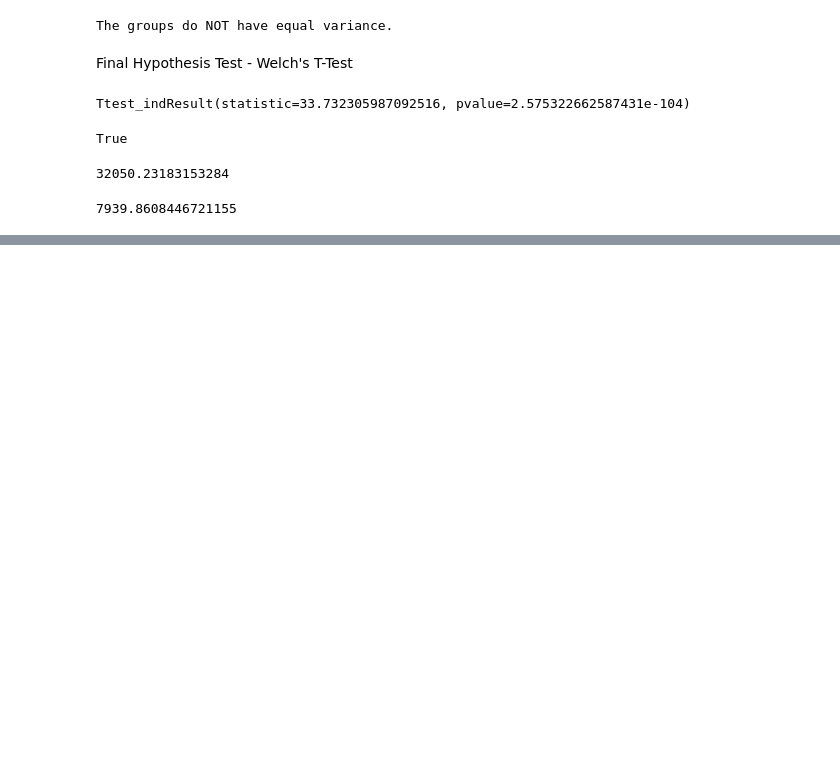
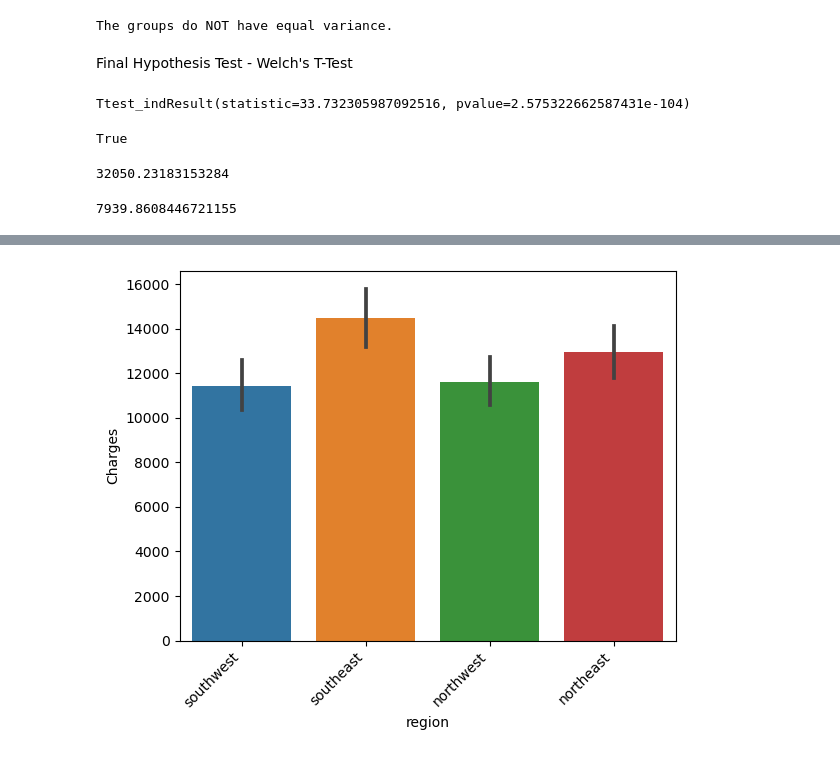
Before and after one commit to evelynmmartinez/Hypothesis-Testing-with-Insurance-Data, a Jupyter notebook: Hypothesis testing (Core).ipynb, the cells around one changed output, grey strips where cells are left out. Drawn from its saved outputs; the diff is of its cells as text; code cells hidden in the pictures; blank space fills up the shorter version.

```diff
--- a/Hypothesis testing (Core).ipynb
+++ b/Hypothesis testing (Core).ipynb
@@ -250,0 +418,9 @@ Q3. Do different regions have different charges, on average?
+# %%
+## Create a dictionary with each group as key and funded_amount as values
+groups ={}
+
+for region in df['region'].unique():
+    temp = df.loc[df['region']== region, 'charges']
+    groups[region] = temp
+
+groups.keys()
@@ -250,0 +439,13 @@ Q3. Do different regions have different charges, on average?
+# %%
+## Loop through groups dict
+for region, data in groups.items():
+
+    ## determine if there are any outliers
+    outliers = np.abs(stats.zscore(data)) > 3
+
+    ## print a statement about how many outliers for which group name
+    print(f"There were {outliers.sum()} outliers in the {region} group.")
+
+    ## Remove the outiers from data and overwrite the sector data in the dict
+    data = data.loc[~outliers]
+    groups[region] = data
@@ -250,0 +534,16 @@ Q3. Do different regions have different charges, on average?
+# %%
+## make a list for saving the dataframes to
+tukeys_dfs = []
+
+## Loop through groups dict's items
+for region, temp in groups.items():
+
+    ## make a temp_df with the data and the sector name
+    temp_df = pd.DataFrame({'Charges':temp, 'region':region})
+
+    ## append to tukeys_dfs
+    tukeys_dfs.append(temp_df)
+
+## concatenate them into 1 dataframe
+tukeys_data = pd.concat(tukeys_dfs)
+tukeys_data
@@ -250,0 +592,6 @@ Q3. Do different regions have different charges, on average?
+# %%
+## make a barplot of final data to go with results
+ax = sns.barplot(data=tukeys_data, x='region', y='Charges')
+ax.set_xticklabels(ax.get_xticklabels(), rotation=45, ha='right');
+# %% [output]
+[figure, added]
```
Also changed, not shown: parts of 46 cells of this notebook.
